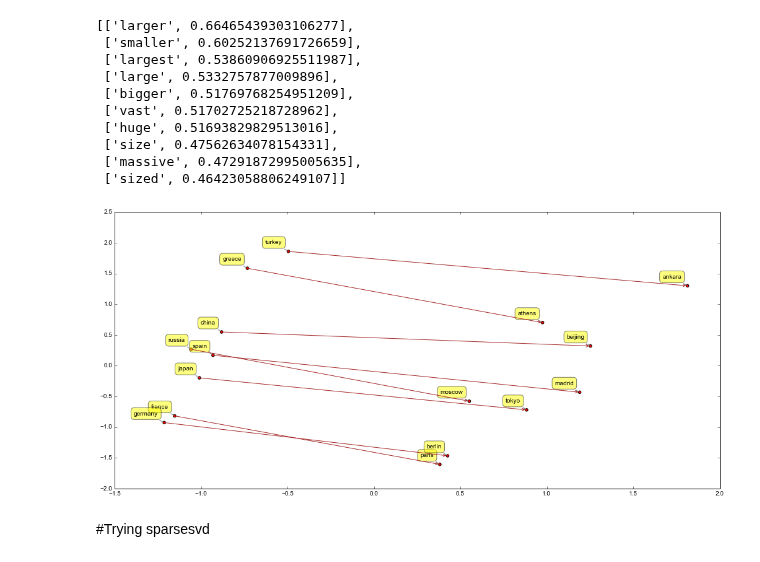
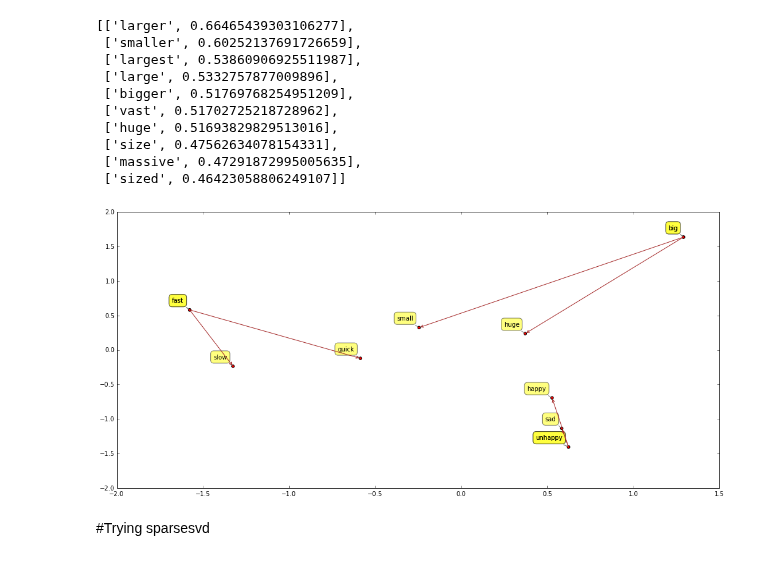
Before and after one commit to undertherain/vsmlib, a Jupyter notebook: python/matrices.ipynb, the cells around one changed output. Cells and saved outputs as stored; diff of their text form; code cells hidden in the pictures.

```diff
--- a/python/matrices.ipynb
+++ b/python/matrices.ipynb
@@ -47,10 +47,10 @@ if socket.gethostname()=="rc017.m.gsic.titech.ac.jp":  dir_root="/home/blackbird
 imp.reload(vsmlib.visualize)
 
 models=[]
-#svd=vsmlib.model.load_from_dir("/mnt/work/nlp_scratch/total_w3_POS_svd400_C0.1")
-#glove=vsmlib.model.load_from_dir("/mnt/work/nlp_scratch/glove")
+m=vsmlib.model.load_from_dir("/mnt/work/nlp_scratch/total_w3_POS_svd400_C0.1")
+#m=vsmlib.model.load_from_dir("/mnt/work/nlp_scratch/glove")
 
-m=vsmlib.model.load_from_dir("/storage/scratch/_w2v")
+#m=vsmlib.model.load_from_dir("/storage/scratch/_w2v")
 #print(m.vocabulary.get_id("apple"))
 #m.vocabulary.get_word_by_id(3241)
 # %% [output]
@@ -152,17 +151,18 @@ m2.get_most_similar_words(row)
 m.get_row(2)
 m.normalize()
 # %%
-wordlist = ["turkey","ankara",
-            "japan","tokyo",
-            "china","beijing",
-            "russia","moscow",
-            "france","paris",
-            "germany","berlin",
-            "greece","athens",
-            "spain","madrid"
-            ]
-#wordlist = ["big","bigger","small","smaller","good","better","slow","slower"]
-#wordlist = ["fast","slow","big","small","long","short","expensive","cheap"]
+#wordlist = ["turkey","ankara",
+#            "japan","tokyo",
+#            "china","beijing",
+#            "russia","moscow",
+#            "france","paris",
+#            "germany","berlin",
+#            "greece","athens",
+#            "spain","madrid"
+#            ]
+wordlist = ["big","bigger","small","smaller","good","better","slow","slower","short","shorter"]
+wordlist = ["fast","slow","big","small","long","short","expensive","cheap","good","bad"]
+wordlist = ["fast","slow","fast","quick","big","small","big","huge","unhappy","happy","unhappy","sad"]
 #mymodel = m_w2v
 mymodel = m
 #wordlist = ["cake","soup","sandwich","","car","bike","helicopter"]
@@ -175,37 +175,38 @@ def vis_scatter(lx,ly,wordlist):
         plt.annotate(
             label,
             xy = (x, y), xytext = (-10, 10),
             textcoords = 'offset points', ha = 'right', va = 'bottom',
             bbox = dict(boxstyle = 'round,pad=0.5', fc = 'yellow', alpha = 0.5),
             arrowprops = dict(arrowstyle = '-', connectionstyle = 'arc3,rad=0',color="grey"))
     for i in range(0, len(lx), 2):
         #plt.plot(lx[i:i+2],ly[i:i+2],c="brown")
         #plt.arrow(lx[i], ly[i], lx[i+1]-lx[i], ly[i+1]-ly[i], head_width=0.03, head_length=0.1, fc='k', ec='k')
         ax.annotate("", xy=(lx[i+1], ly[i+1]), xytext=(lx[i], ly[i]),arrowprops=dict(arrowstyle="->",color="brown"))
 
 rows = np.empty((0,mymodel.matrix.shape[1]))
 for i in wordlist:
-    rows =np.vstack([rows,mymodel.get_row(i).todense()])
+#    rows =np.vstack([rows,mymodel.get_row(i).todense()])
+    rows =np.vstack([rows,mymodel.get_row(i)])
 
 ##p = mdp.pca(rows)
-#    #ut, s_ev, vt = np.linalg.svd(rows.T)
+#ut, s_ev, vt = np.linalg.svd(rows.T)
 #ut, s_ev, vt = sklearn.decomposition.TruncatedSVD(rows)
 #rows.shape
 
 pca = sklearn.decomposition.PCA(n_components=2,whiten=True)
 p = pca.fit_transform(rows)
 
 #svd = sklearn.decomposition.TruncatedSVD(n_components=2, random_state=42)
 #p = svd.fit_transform(rows)
 
 ##print(pca.explained_variance_ratio_)
 x = p[:,0]
 y = p[:,1]
 
 vis_scatter(x,y,wordlist)
-plt.savefig(mymodel.name+"_capitals.pdf")
+#plt.savefig(mymodel.name+"_capitals.pdf")
 # %% [output]
-[figure, old version]
+[figure, new version]
 # %% [markdown]
 #Trying sparsesvd
 # %%
```
Also changed, not shown: parts of 10 cells of this notebook, 1 other file.
